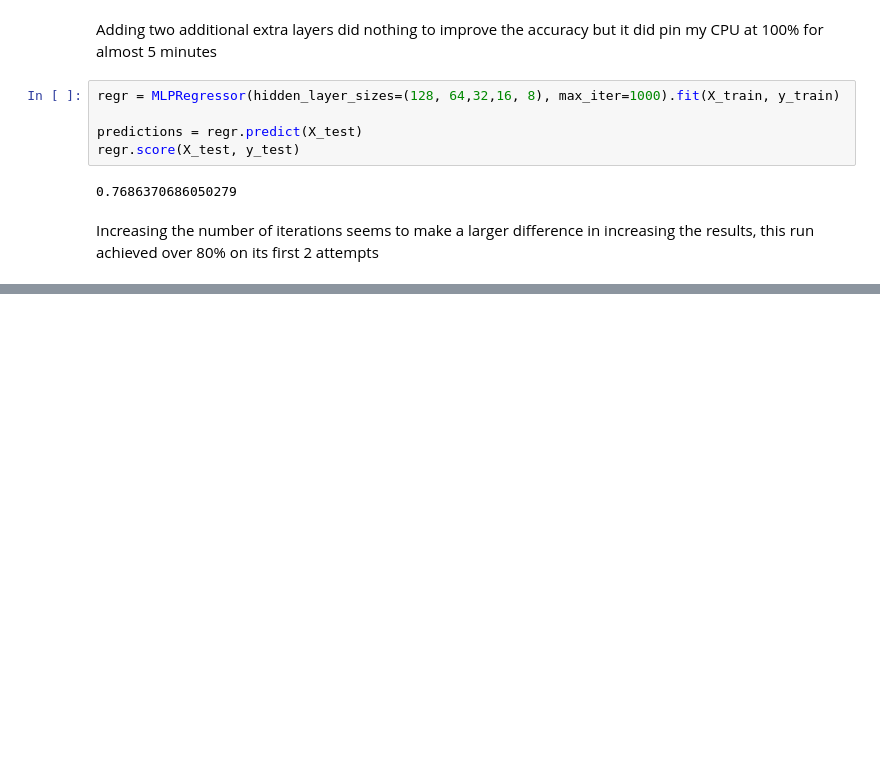
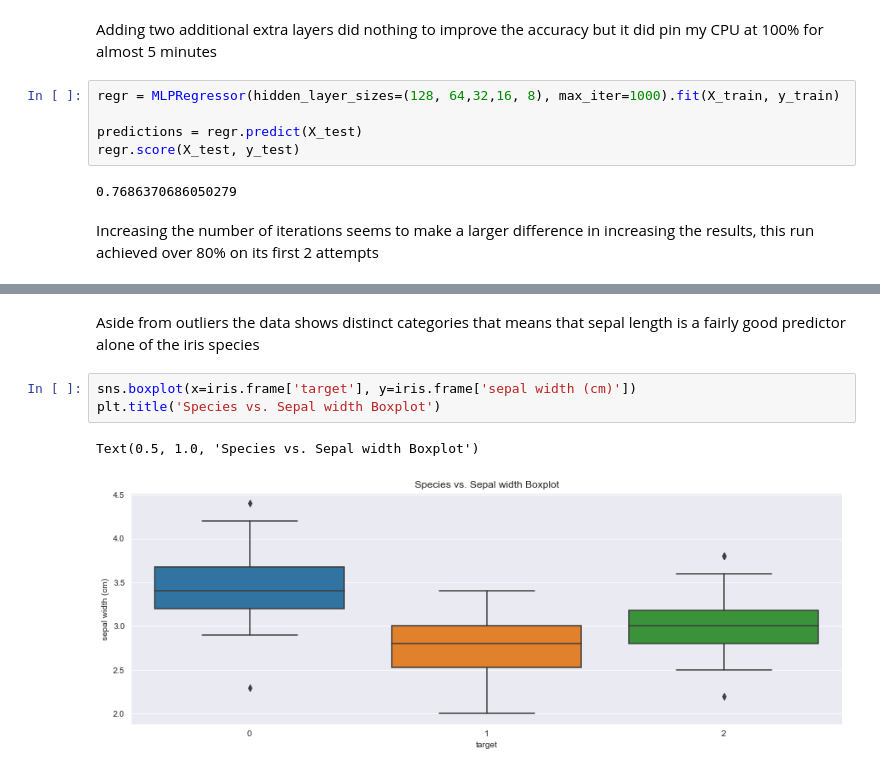
Before and after one commit to BryanSmith00/Spring-2022-Classes, a Jupyter notebook: COSC 3337 Data Science I/homework/hw4/smith_bryan_1861137_hw4.ipynb, the cells around one changed output, grey strips where cells are left out. Drawn from its saved outputs; the diff is of its cells as text; blank space fills up the shorter version.

```diff
--- a/COSC 3337 Data Science I/homework/hw4/smith_bryan_1861137_hw4.ipynb
+++ b/COSC 3337 Data Science I/homework/hw4/smith_bryan_1861137_hw4.ipynb
@@ -251,0 +353,8 @@ Increase the number of iterations (max_iter) or scale the data as shown in:
+# %% [markdown]
+Aside from outliers the data shows distinct categories that means that sepal length is a fairly good predictor alone of the iris species
+# %%
+sns.boxplot(x=iris.frame['target'], y=iris.frame['sepal width (cm)'])
+plt.title('Species vs. Sepal width Boxplot')
+# %% [output]
+Text(0.5, 1.0, 'Species vs. Sepal width Boxplot')
+[figure, added]
```
Also changed, not shown: parts of 38 cells of this notebook, 4 other files.
